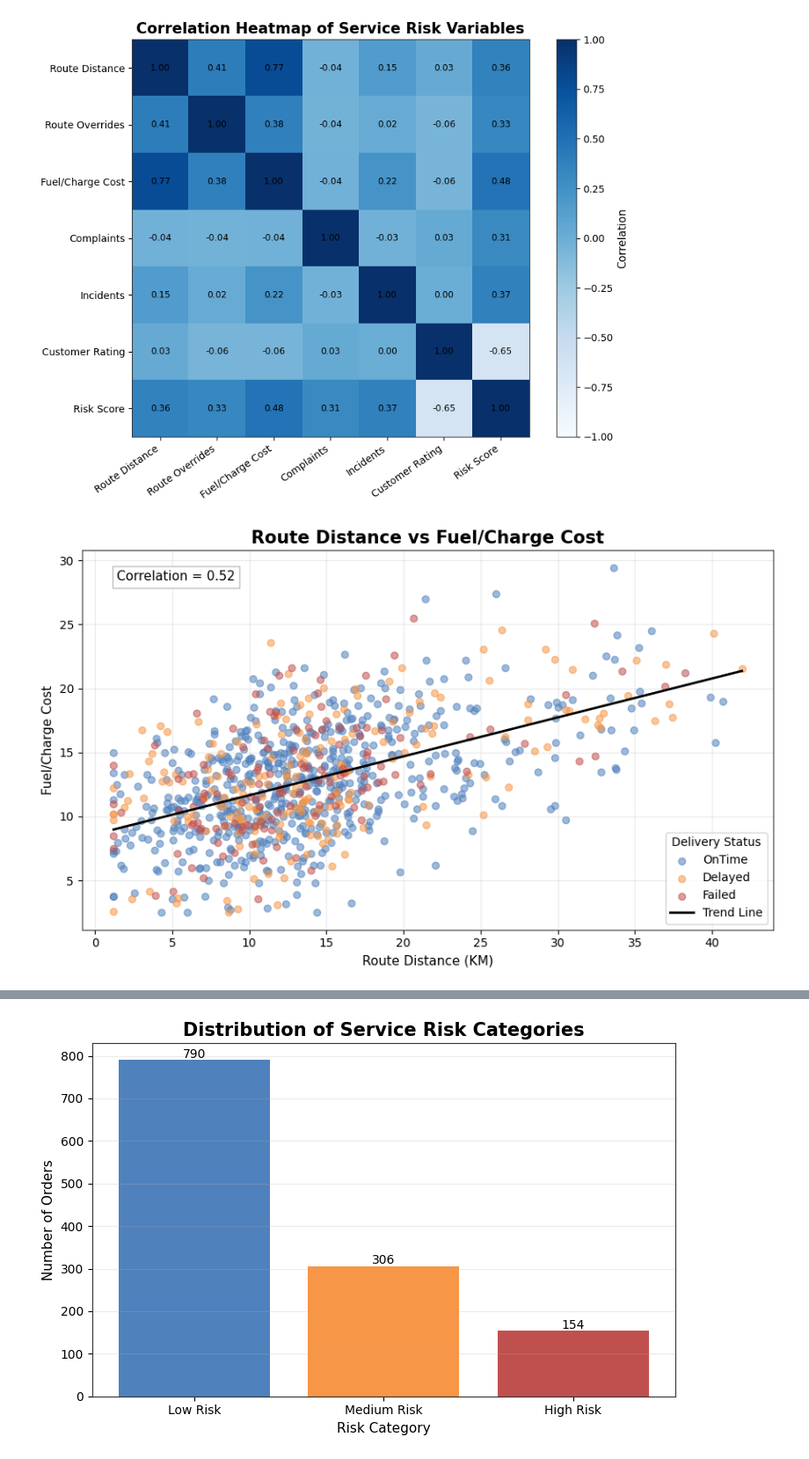
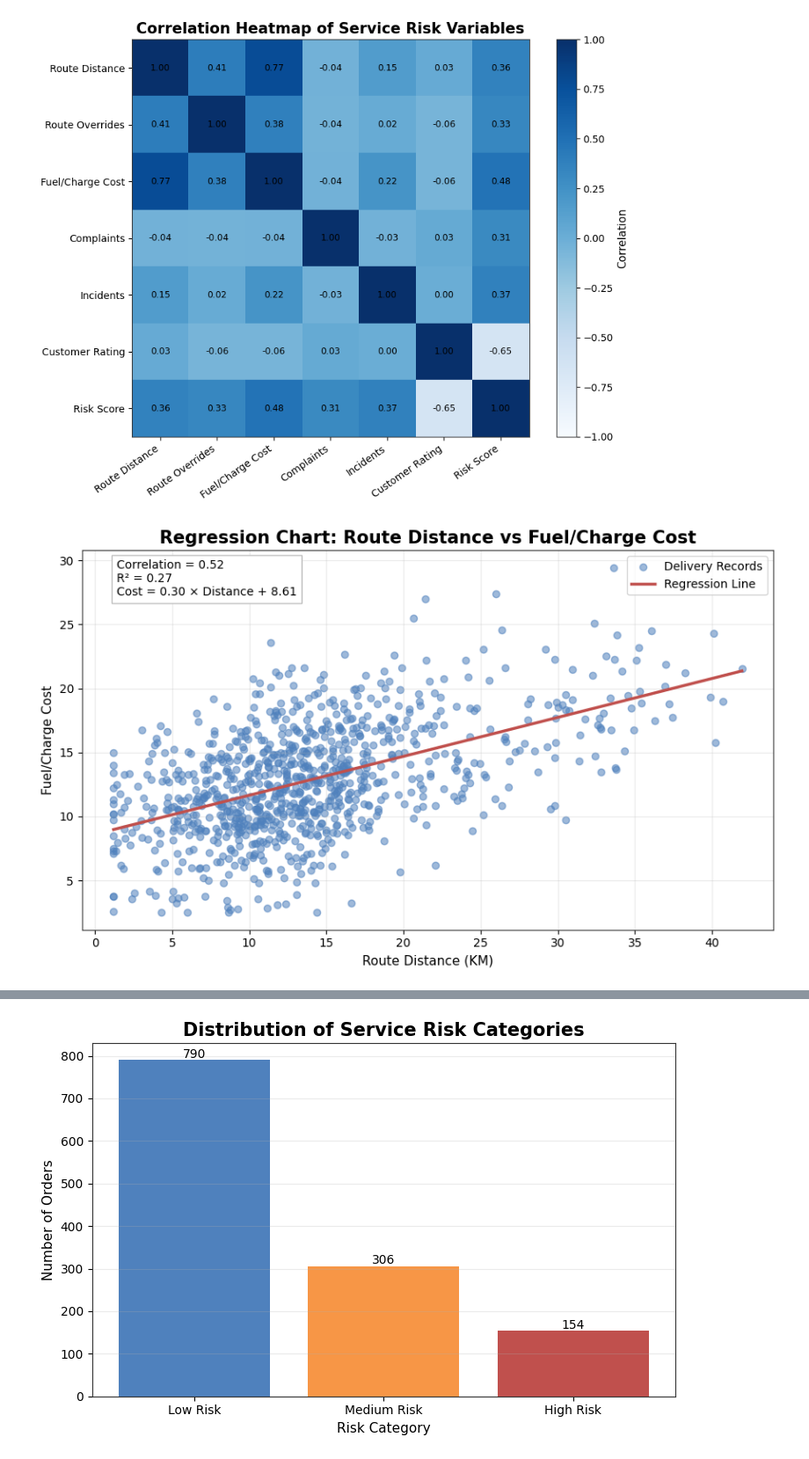
Before and after one commit to sachini9-git/northstar-databases-analytics, a Jupyter notebook: 02_python_service_failure_kpis.ipynb, the cells around one changed output, grey strips where cells are left out. Shown at 88% size. Drawn from its saved outputs; the diff is of its cells as text; code cells hidden in the pictures.

```diff
--- a/02_python_service_failure_kpis.ipynb
+++ b/02_python_service_failure_kpis.ipynb
@@ -831,22 +831,23 @@ plt.show()
 [figure]
 # %%
 # ============================================================
-# Step 13: Python Visualisation 4 - Route Distance vs Fuel/Charge Cost
+# Step 13: Python Regression Chart - Route Distance vs Fuel/Charge Cost
 # ============================================================
 # Purpose:
-# Create a scatter plot with a simple trend line to examine whether
-# route distance is associated with fuel/charge cost.
+# Create a regression chart to examine whether route distance predicts
+# fuel/charge cost.
 #
 # Business justification:
-# Longer routes may increase operational cost. This visualisation
-# helps NorthStar understand whether route distance contributes to
-# higher fuel or charging cost.
+# Longer delivery routes may increase operational cost. This regression
+# chart helps NorthStar understand the relationship between route distance
+# and fuel/charge cost.
 # ============================================================
 
 scatter_data = service_data_clean[
     service_data_clean["delivery_status"].isin(["OnTime", "Delayed", "Failed"])
 ].copy()
 
+# Remove zero values created from missing delivery records
 scatter_data = scatter_data[
     (scatter_data["route_distance_km"] > 0) &
     (scatter_data["fuel_or_charge_cost"] > 0)
@@ -854,57 +855,57 @@ scatter_data = scatter_data[
 
 x = scatter_data["route_distance_km"]
 y = scatter_data["fuel_or_charge_cost"]
 
+# Correlation and simple regression
 correlation_value = x.corr(y)
+slope, intercept = np.polyfit(x, y, 1)
+r_squared = correlation_value ** 2
 
-slope, intercept = np.polyfit(x, y, 1)
 x_sorted = np.sort(x)
 trend_line = slope * x_sorted + intercept
 
 plt.figure(figsize=(9, 5.5))
 
-status_colors = {
-    "OnTime": "#4F81BD",
-    "Delayed": "#F79646",
-    "Failed": "#C0504D"
-}
-
-for status, color in status_colors.items():
-    subset = scatter_data[scatter_data["delivery_status"] == status]
-    plt.scatter(
-        subset["route_distance_km"],
-        subset["fuel_or_charge_cost"],
-        label=status,
-        alpha=0.55,
-        s=35,
-        color=color
-    )
+plt.scatter(
+    x,
+    y,
+    alpha=0.55,
+    s=35,
+    color="#4F81BD",
+    label="Delivery Records"
+)
 
 plt.plot(
     x_sorted,
     trend_line,
-    color="black",
-    linewidth=2,
-    label="Trend Line"
+    color="#C0504D",
+    linewidth=2.5,
+    label="Regression Line"
 )
 
-plt.title("Route Distance vs Fuel/Charge Cost")
+plt.title("Regression Chart: Route Distance vs Fuel/Charge Cost")
 plt.xlabel("Route Distance (KM)")
 plt.ylabel("Fuel/Charge Cost")
-plt.legend(title="Delivery Status")
 plt.grid(alpha=0.25)
+plt.legend()
+
+equation_text = (
+    f"Correlation = {correlation_value:.2f}\n"
+    f"R² = {r_squared:.2f}\n"
+    f"Cost = {slope:.2f} × Distance + {intercept:.2f}"
+)
 
 plt.text(
     0.05,
-    0.92,
-    f"Correlation = {correlation_value:.2f}",
+    0.88,
+    equation_text,
     transform=plt.gca().transAxes,
-    fontsize=11,
+    fontsize=10,
     bbox=dict(facecolor="white", edgecolor="#BFBFBF")
 )
 
 plt.tight_layout()
-plt.savefig("python_outputs/route_distance_vs_cost_trendline.png", dpi=200, bbox_inches="tight")
+plt.savefig("python_outputs/route_distance_cost_regression_chart.png", dpi=200, bbox_inches="tight")
 plt.show()
 # %% [output]
-[figure, old version]
+[figure, new version]
```
Also changed, not shown: parts of 4 cells of this notebook.
